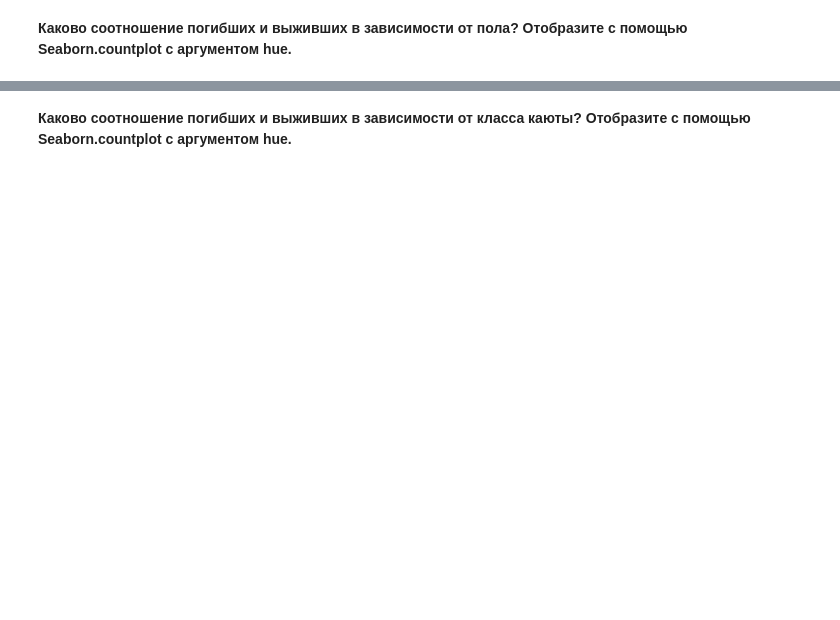
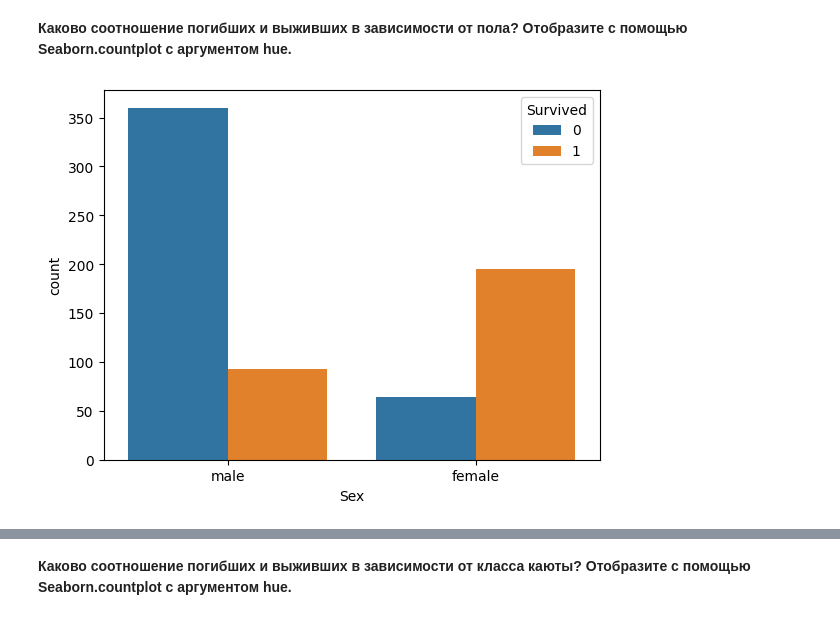
Before and after one commit to Zetis659/mlcourse.ai, a Jupyter notebook: Lessons/Lesson2 Visualisation/lesson2_practice_visual_titanic.ipynb, the cells around one changed output, grey strips where cells are left out. Drawn from its saved outputs; the diff is of its cells as text; code cells hidden in the pictures; blank space fills up the shorter version.

```diff
--- a/Lessons/Lesson2 Visualisation/lesson2_practice_visual_titanic.ipynb
+++ b/Lessons/Lesson2 Visualisation/lesson2_practice_visual_titanic.ipynb
@@ -239,0 +125,5 @@ Name: Fare_no_out, Length: 891, dtype: float64
+# %%
+# Соотношение погибших и выживших в зависимости от пола
+sns.countplot(x=train_df['Sex'], hue=train_df['Survived'],);
+# %% [output]
+[figure, added]
```
Also changed, not shown: parts of 28 cells of this notebook.
